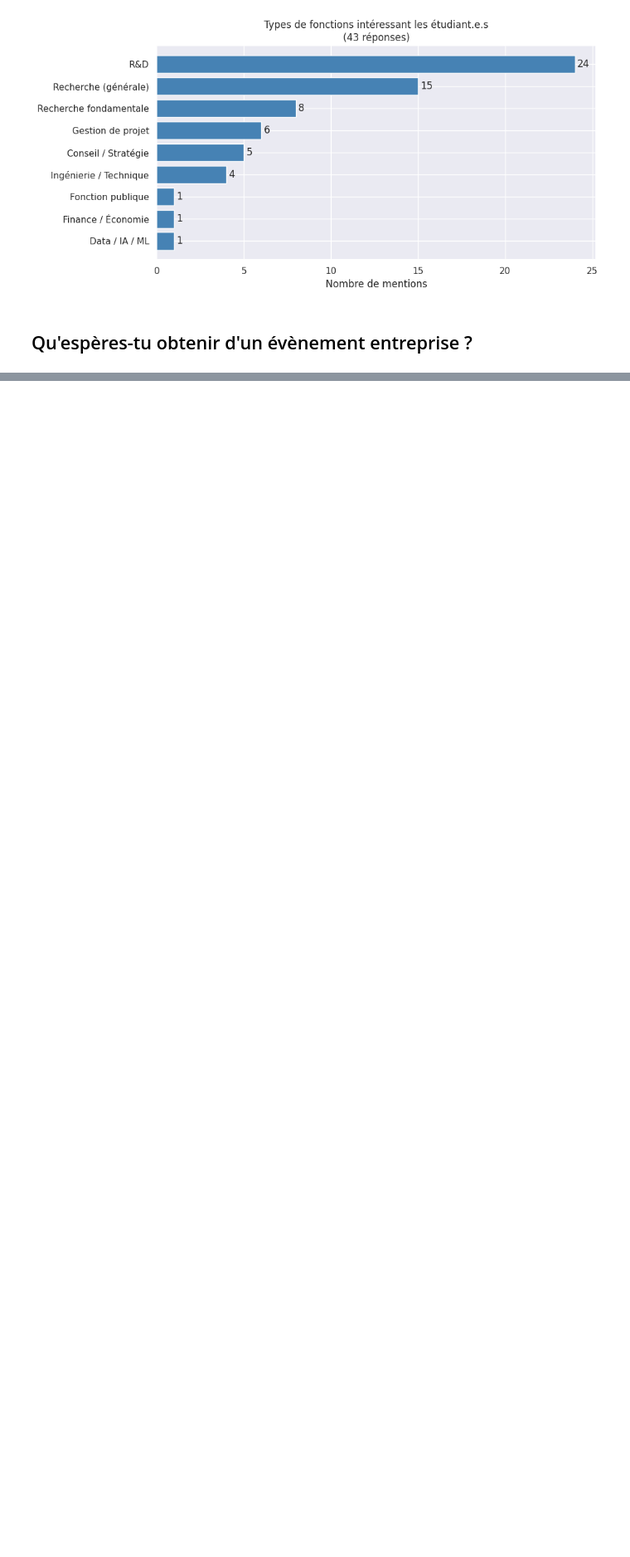
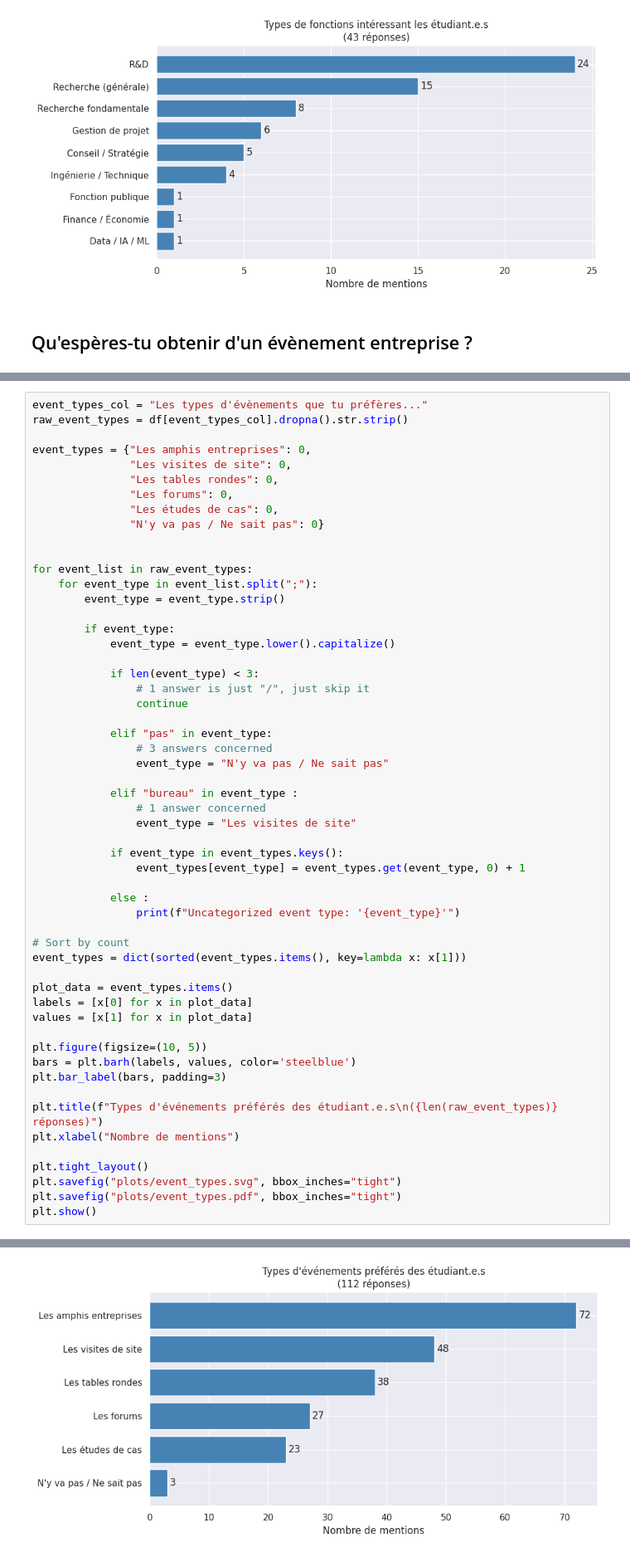
Before and after one commit to erhel-czc/sondage-promo-pole-N, a Jupyter notebook: analysis.ipynb, the cells around one changed output, grey strips where cells are left out. Shown at 83% size. Drawn from its saved outputs; the diff is of its cells as text; blank space fills up the shorter version.

Commit message:
end of the analysis for the plots

```diff
--- a/analysis.ipynb
+++ b/analysis.ipynb
@@ -434,0 +411,56 @@ Name: Qu'espères-tu obtenir d'un évènement entreprise, dtype: object
+# %%
+event_types_col = "Les types d'évènements que tu préfères..."
+raw_event_types = df[event_types_col].dropna().str.strip()
+
+event_types = {"Les amphis entreprises": 0,
+               "Les visites de site": 0,
+               "Les tables rondes": 0,
+               "Les forums": 0,
+               "Les études de cas": 0,
+               "N'y va pas / Ne sait pas": 0}
+
+
+for event_list in raw_event_types:
+    for event_type in event_list.split(";"):
+        event_type = event_type.strip()
+
+        if event_type:
+            event_type = event_type.lower().capitalize()
+
+            if len(event_type) < 3:
+                # 1 answer is just "/", just skip it
+                continue
+
+            elif "pas" in event_type:
+                # 3 answers concerned
+                event_type = "N'y va pas / Ne sait pas"
+
+            elif "bureau" in event_type :
+                # 1 answer concerned
+                event_type = "Les visites de site"
+
+            if event_type in event_types.keys():
+                event_types[event_type] = event_types.get(event_type, 0) + 1
+
+            else :
+                print(f"Uncategorized event type: '{event_type}'")
+
+# Sort by count
+event_types = dict(sorted(event_types.items(), key=lambda x: x[1]))
+
+plot_data = event_types.items()
+labels = [x[0] for x in plot_data]
+values = [x[1] for x in plot_data]
+
+plt.figure(figsize=(10, 5))
+bars = plt.barh(labels, values, color='steelblue')
+plt.bar_label(bars, padding=3)
+
+plt.title(f"Types d'événements préférés des étudiant.e.s\n({len(raw_event_types)} réponses)")
+plt.xlabel("Nombre de mentions")
+
+plt.tight_layout()
+plt.savefig("plots/event_types.svg", bbox_inches="tight")
+plt.savefig("plots/event_types.pdf", bbox_inches="tight")
+plt.show()
+# %% [output]
@@ -434,0 +470 @@ Name: Qu'espères-tu obtenir d'un évènement entreprise, dtype: object
+[figure, added]
```
Also changed, not shown: parts of 20 cells of this notebook.
